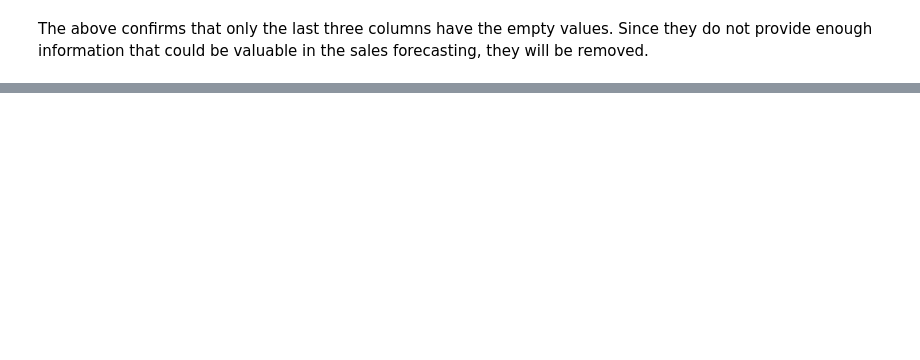
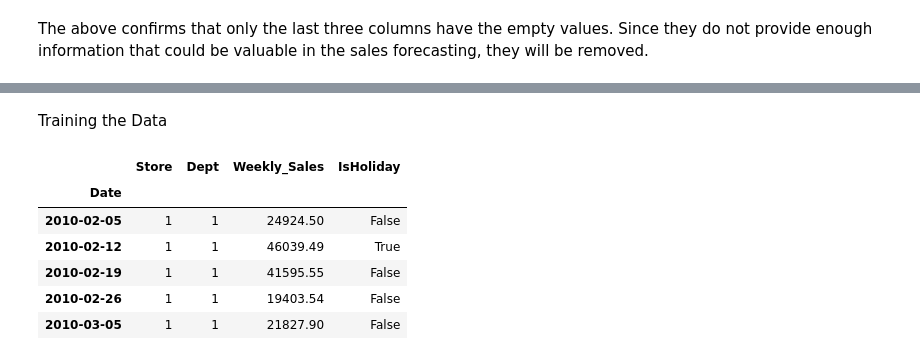
Before and after one commit to Tridence/Capstone-Projects, a Jupyter notebook: Data Science/wallmart.ipynb, the cells around one changed output, grey strips where cells are left out. Cells and saved outputs as stored; diff of their text form; code cells hidden in the pictures; blank space fills up the shorter version.

```diff
--- a/Data Science/wallmart.ipynb
+++ b/Data Science/wallmart.ipynb
@@ -108,0 +129,16 @@ plt.show()
+# %% [markdown]
+Training the Data
+# %%
+# Load the train.csv without an index.
+train = pd.read_csv("Walmart Data Set/train.csv", header=0, parse_dates=True, index_col="Date")
+
+# Display the dafaframe.
+train.head()
+# %% [output]
+|  | Store | Dept | Weekly_Sales | IsHoliday |
+| Date |  |  |  |  |
+| 2010-02-05 | 1 | 1 | 24924.50 | False |
+| 2010-02-12 | 1 | 1 | 46039.49 | True |
+| 2010-02-19 | 1 | 1 | 41595.55 | False |
+| 2010-02-26 | 1 | 1 | 19403.54 | False |
+| 2010-03-05 | 1 | 1 | 21827.90 | False |
```
Also changed, not shown: parts of 32 cells of this notebook.
